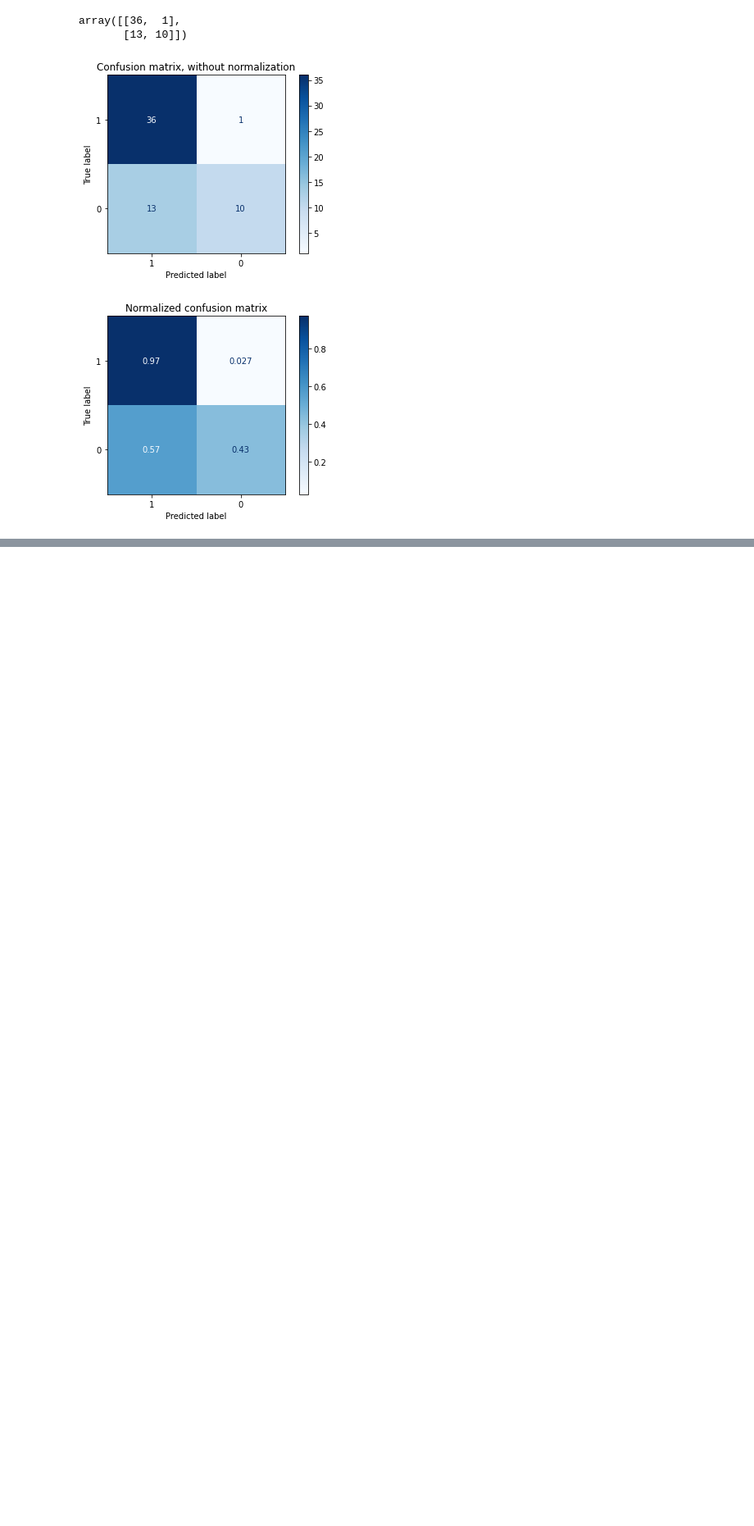
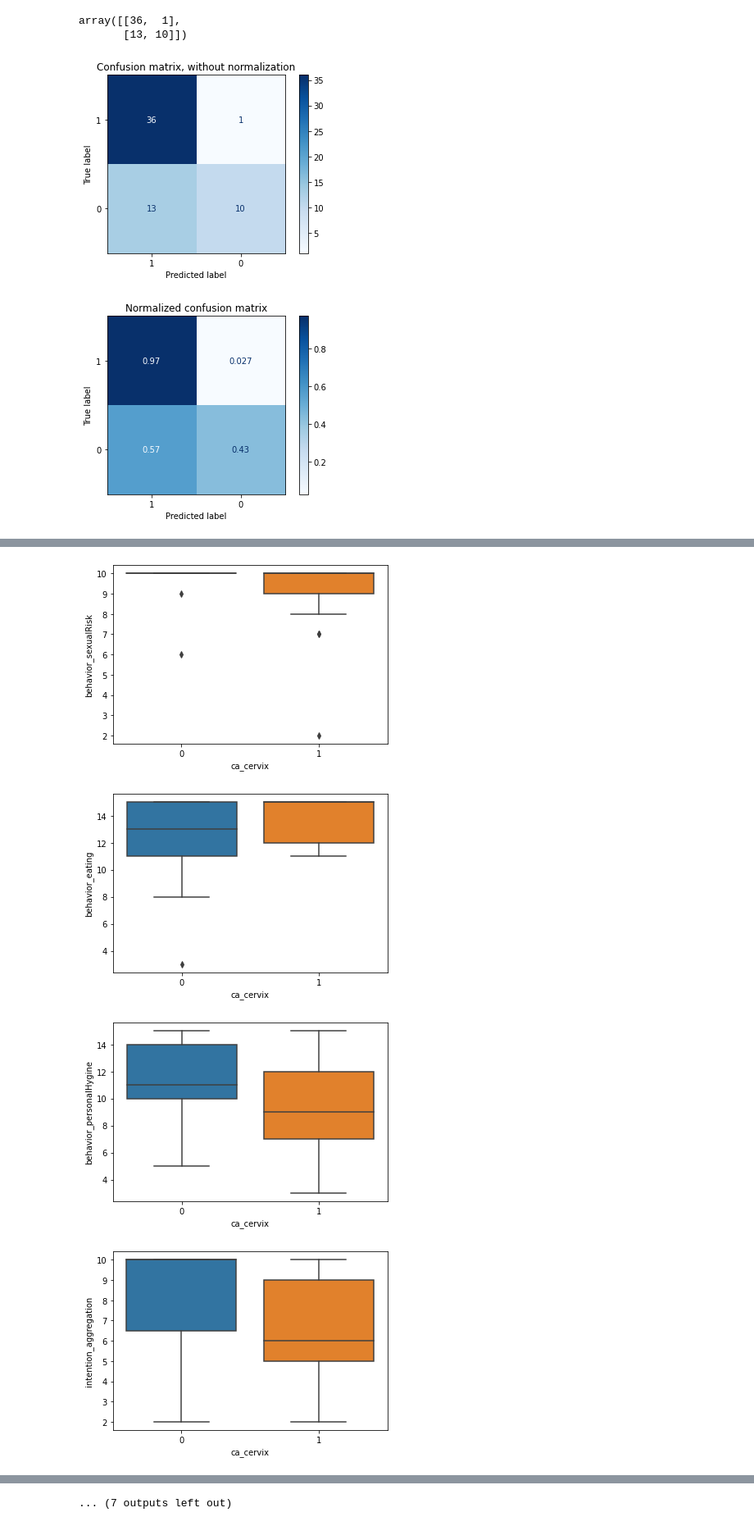
Before and after one commit to vathanahim/IAF_604_Midterm_SVM_KMeans, a Jupyter notebook: Midterm_1/Him_Midterm_1.ipynb, the cells around one changed output, grey strips where cells are left out. Shown at 82% size. Cells and saved outputs as stored; diff of their text form; code cells hidden in the pictures; blank space fills up the shorter version.

```diff
--- a/Midterm_1/Him_Midterm_1.ipynb
+++ b/Midterm_1/Him_Midterm_1.ipynb
@@ -211,9 +214,3 @@ plt.show()
 # %% [output]
 [figure]
 [figure]
-# %%
-val = 0
-for i in range(1,15):
-    temp = 1/i
-    val = val+temp
-    print(val)
@@ -234,0 +222,3 @@ for i in range(1,15):
+# %%
+df_cervical = pd.read_csv('sobar-72.csv')
+df_cervical.head(50)
@@ -234,0 +266,11 @@ for i in range(1,15):
+# %%
+for i in df_cervical.columns:
+    if (i != 'ca_cervix'):
+        sns.boxplot(x=df_cervical.loc[:,'ca_cervix'], y=df_cervical.loc[:, str(i)])
+        plt.ylabel(str(i))
+        plt.show()
+# %% [output]
+[figure, added]
+[figure, added]
+[figure, added]
+[figure, added]
@@ -234,0 +285 @@ for i in range(1,15):
+... (7 outputs left out)
```
Also changed, not shown: parts of 28 cells of this notebook, 1 other file.
